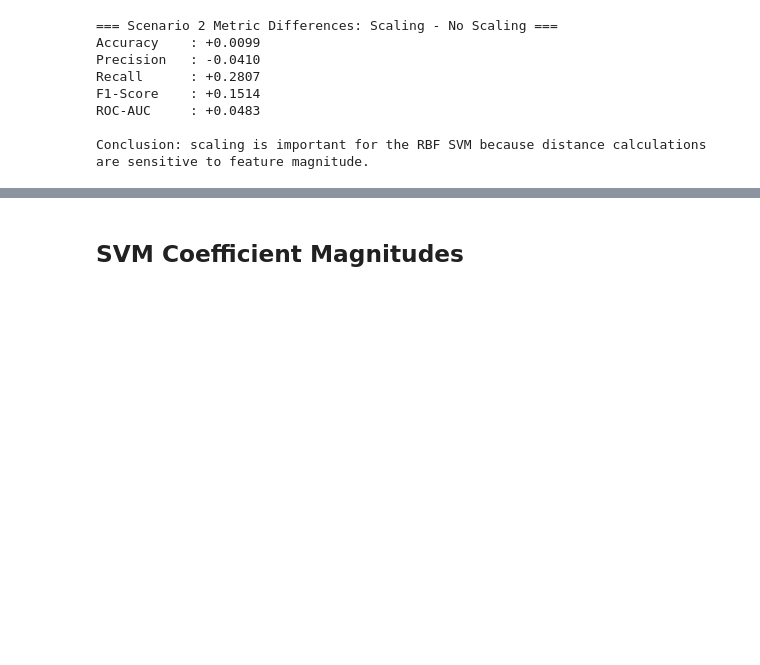
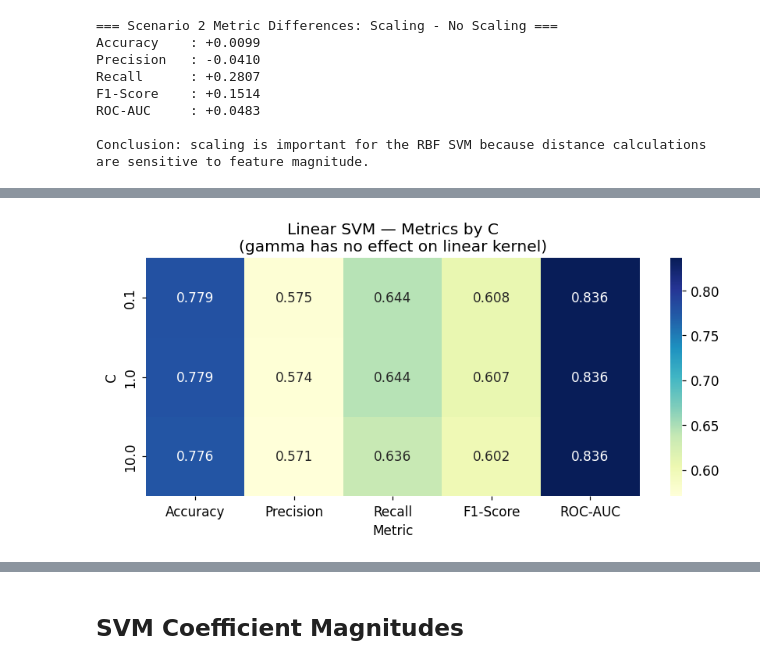
Before and after one commit to lemodoescoding/fp-ml-2026, a Jupyter notebook: svm.ipynb, the cells around one changed output, grey strips where cells are left out. Cells and saved outputs as stored; diff of their text form; code cells hidden in the pictures; blank space fills up the shorter version.

```diff
--- a/svm.ipynb
+++ b/svm.ipynb
@@ -520,19 +537,22 @@ Conclusion: scaling is important for the RBF SVM because distance calculations a
 # %%
 kernels = ["linear", "rbf"]
 c_values = [0.1, 1, 10]
+gamma_values = [0.001, 0.01, 0.1, 1]
 scenario_3_results = {}
 
 for kernel in kernels:
     for c_value in c_values:
-        label = f"{kernel}, C={c_value}"
-        scenario_3_results[label] = run_svm(
-            X_train_scaled,
-            X_test_scaled,
-            y_train,
-            y_test,
-            kernel=kernel,
-            C=c_value,
-        )
+        for gamma_value in gamma_values:
+            label = f"{kernel}, C={c_value}, gamma={gamma_value}"
+            scenario_3_results[label] = run_svm(
+                X_train_scaled,
+                X_test_scaled,
+                y_train,
+                y_test,
+                kernel=kernel,
+                C=c_value,
+                gamma=gamma_value
+            )
 
 print(
     f"{'Model':<18}"
@@ -637 +642,27 @@ plt.show()
+# %%
+rows = []
+for label, result in scenario_3_results.items():
+    if "linear" not in label:
+        continue
+    parts = label.split(", ")
+    row = {"C": float(parts[1].split("=")[1])}
+    row.update(result["metrics"])
+    rows.append(row)
+
+df_linear = pd.DataFrame(rows).drop_duplicates(subset="C").set_index("C")
+
+plt.figure(figsize=(8, 4))
+sns.heatmap(
+    df_linear,
+    annot=True,
+    fmt=".3f",
+    cmap="YlGnBu",
+)
+plt.title("Linear SVM — Metrics by C\n(gamma has no effect on linear kernel)")
+plt.ylabel("C")
+plt.xlabel("Metric")
+plt.tight_layout()
+plt.show()
+# %% [output]
+[figure, added]
 # %%
```
Also changed, not shown: parts of 12 cells of this notebook, 1 other file.
